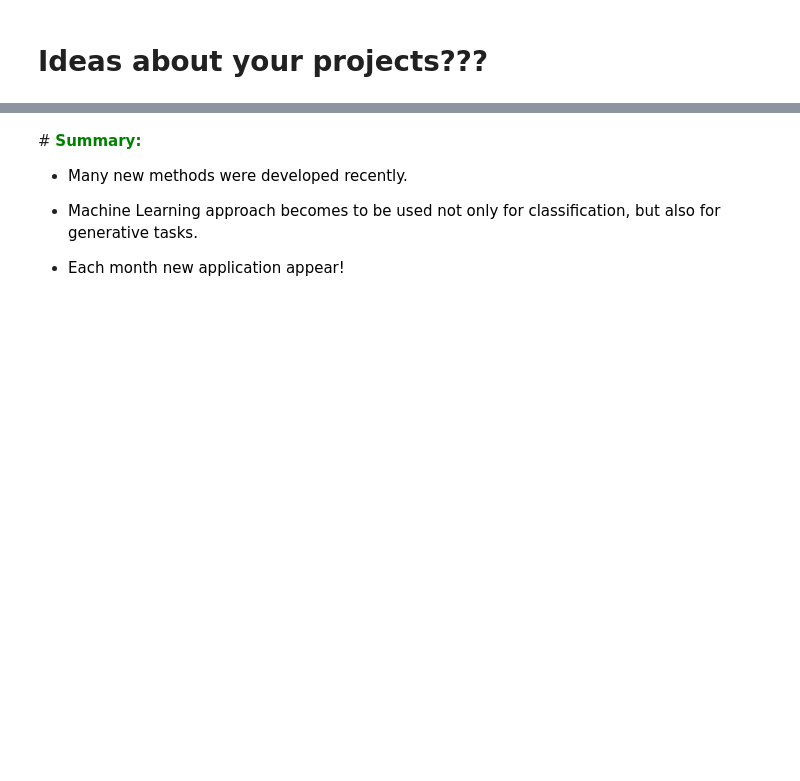
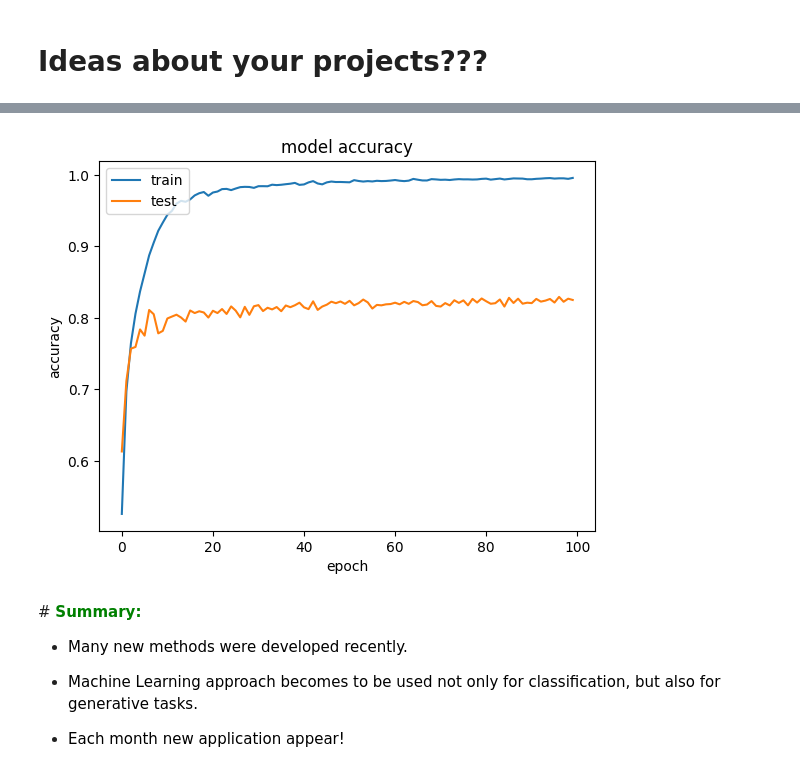
Before and after one commit to marcinwolter/Machine-learning-KISD-2023, a Jupyter notebook: lecture7.ipynb, the cells around one changed output, grey strips where cells are left out. Cells and saved outputs as stored; diff of their text form; code cells hidden in the pictures; blank space fills up the shorter version.

```diff
--- a/lecture7.ipynb
+++ b/lecture7.ipynb
@@ -72,0 +197,15 @@ Keras consists of many pre-trained models used in transfer learning, prediction,
+# %%
+base_model = keras.applications.VGG16(
+    weights='imagenet',  # Load weights pre-trained on ImageNet.
+    input_shape=(32, 32, 3),
+    include_top=False)  # Do not include the ImageNet classifier at the top.
+
+# Freeze base model
+base_model.trainable = False
+
+# Create new model on top.
+inputs = keras.Input(shape=(32, 32, 3))
+x = base_model(inputs, training=False)
+x = keras.layers.GlobalAveragePooling2D()(x)
+outputs = keras.layers.Dense(1)(x)
+model = keras.Model(inputs, outputs)
@@ -72,0 +234,4 @@ Keras consists of many pre-trained models used in transfer learning, prediction,
+# %%
+
+# training without augmentation
+history=model.fit(x_train, y_train, batch_size=128, epochs=100, validation_data=(x_test, y_test))
@@ -73,3 +263,17 @@ Keras consists of many pre-trained models used in transfer learning, prediction,
+# %%
+# plotting helper function
+def plothist(hist):
+    plt.plot(hist.history['accuracy'])
+    plt.plot(hist.history['val_accuracy'])
+    plt.title('model accuracy')
+    plt.ylabel('accuracy')
+    plt.xlabel('epoch')
+    plt.legend(['train', 'test'], loc='upper left')
+    plt.show()
+# %%
+plothist(history)
+# %% [output]
+[figure, added]
 # %% [markdown]
 #<font color='green'> **Summary:**
 
```
Also changed, not shown: parts of 14 cells of this notebook.
